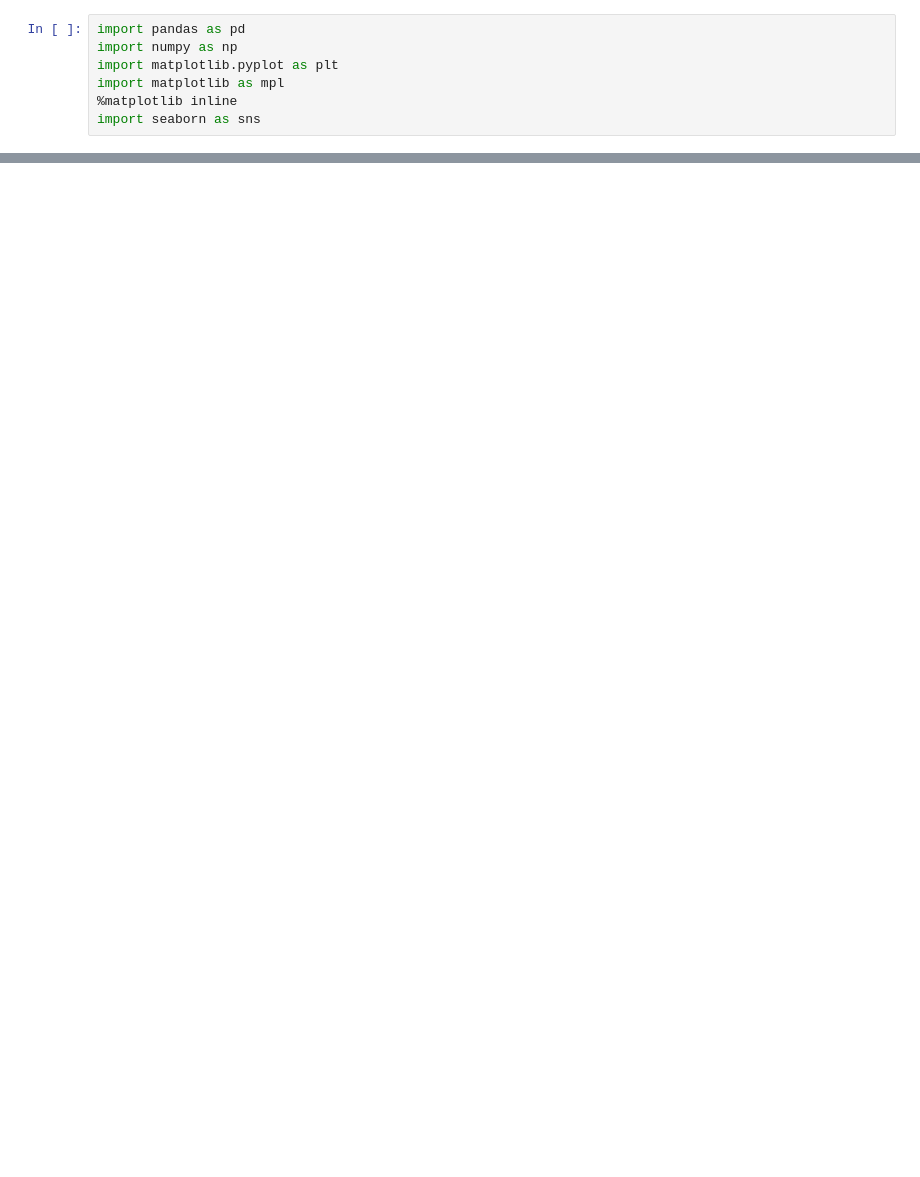
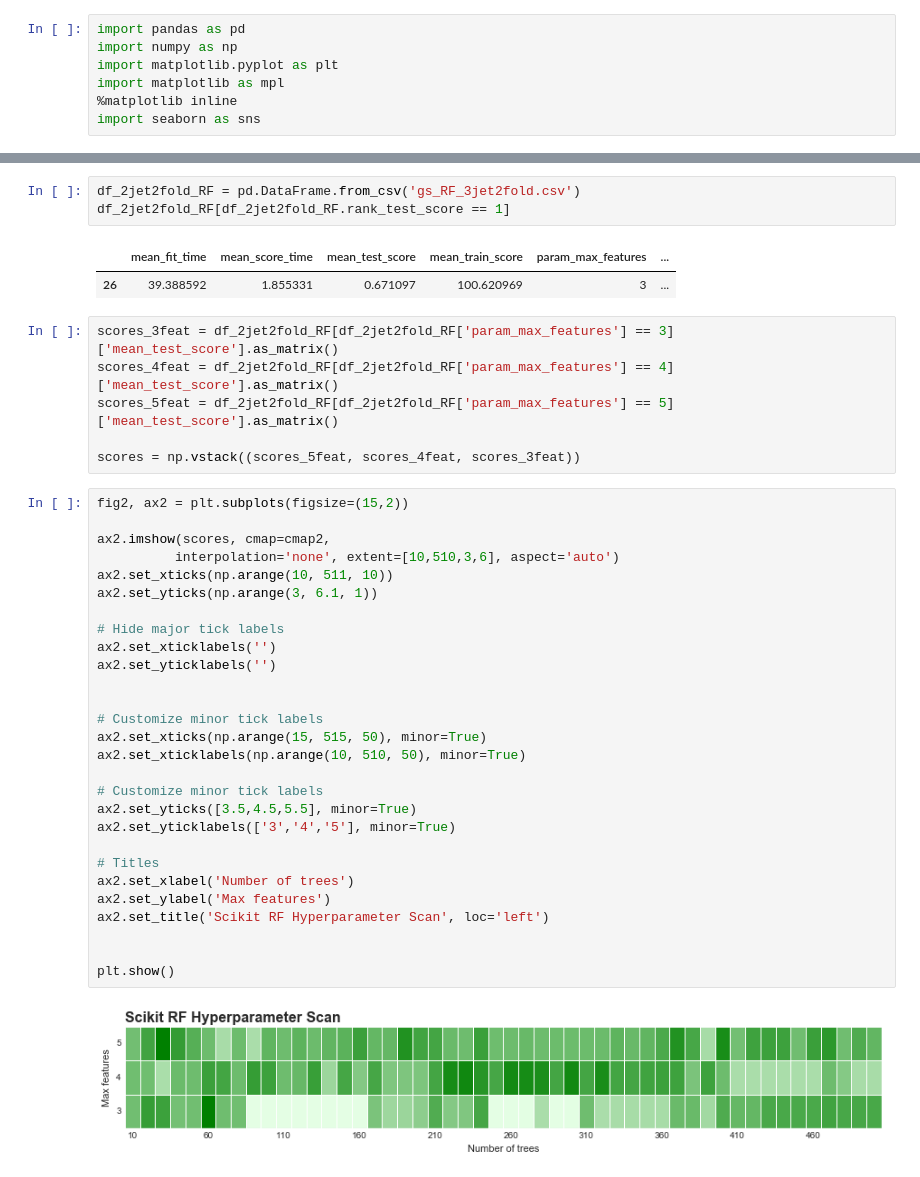
Before and after one commit to jimpala/msci-hep, a Jupyter notebook: skl_gridsearches/BDT_gridsearch_explore.ipynb, the cells around one changed output, grey strips where cells are left out. Cells and saved outputs as stored; diff of their text form; blank space fills up the shorter version.

```diff
--- a/skl_gridsearches/BDT_gridsearch_explore.ipynb
+++ b/skl_gridsearches/BDT_gridsearch_explore.ipynb
@@ -108,0 +109,42 @@ mpl.rcParams['axes.titlesize']
+# %%
+df_2jet2fold_RF = pd.DataFrame.from_csv('gs_RF_3jet2fold.csv')
+df_2jet2fold_RF[df_2jet2fold_RF.rank_test_score == 1]
+# %% [output]
+|  | mean_fit_time | mean_score_time | mean_test_score | mean_train_score | param_max_features | ... |
+| 26 | 39.388592 | 1.855331 | 0.671097 | 100.620969 | 3 | ... |
+# %%
+scores_3feat = df_2jet2fold_RF[df_2jet2fold_RF['param_max_features'] == 3]['mean_test_score'].as_matrix()
+scores_4feat = df_2jet2fold_RF[df_2jet2fold_RF['param_max_features'] == 4]['mean_test_score'].as_matrix()
+scores_5feat = df_2jet2fold_RF[df_2jet2fold_RF['param_max_features'] == 5]['mean_test_score'].as_matrix()
+
+scores = np.vstack((scores_5feat, scores_4feat, scores_3feat))
+# %%
+fig2, ax2 = plt.subplots(figsize=(15,2))
+
+ax2.imshow(scores, cmap=cmap2,
+          interpolation='none', extent=[10,510,3,6], aspect='auto')
+ax2.set_xticks(np.arange(10, 511, 10))
+ax2.set_yticks(np.arange(3, 6.1, 1))
+
+# Hide major tick labels
+ax2.set_xticklabels('')
+ax2.set_yticklabels('')
+
+
+# Customize minor tick labels
+ax2.set_xticks(np.arange(15, 515, 50), minor=True)
+ax2.set_xticklabels(np.arange(10, 510, 50), minor=True)
+
+# Customize minor tick labels
+ax2.set_yticks([3.5,4.5,5.5], minor=True)
+ax2.set_yticklabels(['3','4','5'], minor=True)
+
+# Titles
+ax2.set_xlabel('Number of trees')
+ax2.set_ylabel('Max features')
+ax2.set_title('Scikit RF Hyperparameter Scan', loc='left')
+
+
+plt.show()
+# %% [output]
+[figure, added]
```
Also changed, not shown: parts of 5 cells of this notebook, 3 other files.
